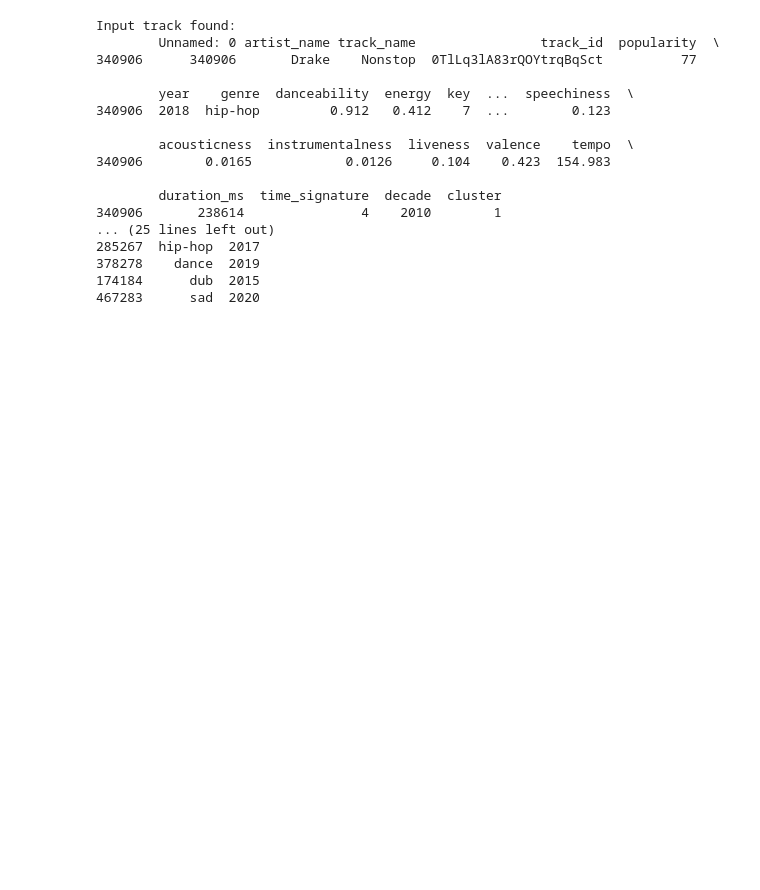
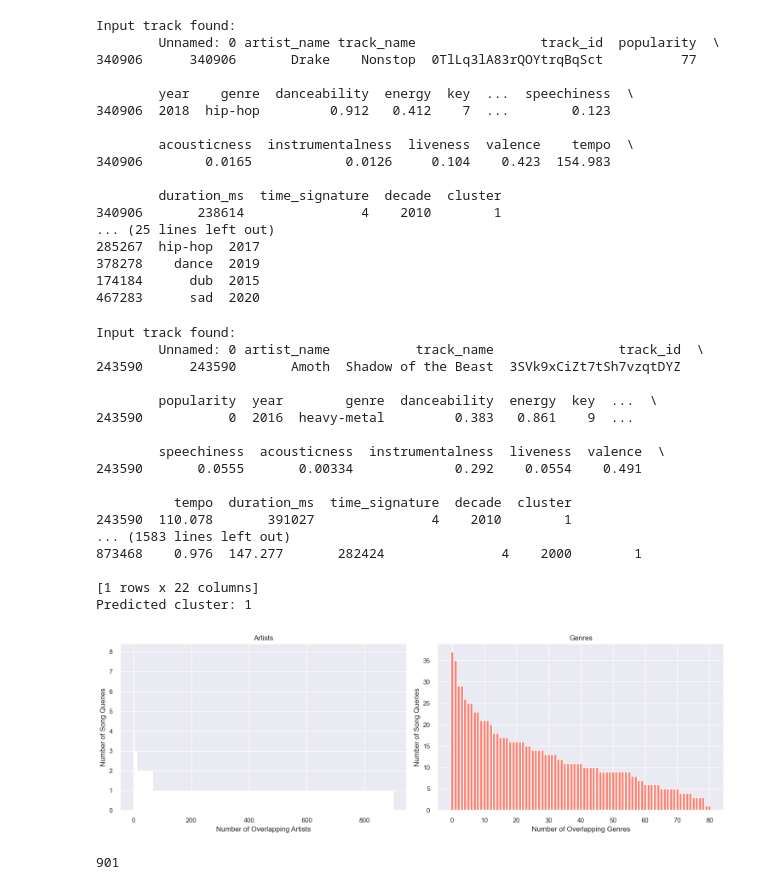
Before and after one commit to FlashWhite/ecs170, a Jupyter notebook: test-spotify-million/Birch/Birch.ipynb, the cells around one changed output. Drawn from its saved outputs; the diff is of its cells as text; code cells hidden in the pictures; blank space fills up the shorter version.

Commit message:
added graph for birch

```diff
--- a/test-spotify-million/Birch/Birch.ipynb
+++ b/test-spotify-million/Birch/Birch.ipynb
@@ -279,3 +279,78 @@ Input track found:
 378278    dance  2019
 174184      dub  2015
 467283      sad  2020
+# %%
+np.random.seed(69)
+random_indices = np.random.choice(tracks.index, size=100, replace=False)
+random_queries = tracks.iloc[random_indices]
+all_artists = defaultdict(int)
+all_genres = defaultdict(int)
+
+for idx, row in random_queries.iterrows():
+    inputTrackName = row['track_name']
+    inputArtistName = row['artist_name']
+    # recommendations = recommendSongs(inputTrackName, inputArtistName, tracks, features, scaler, birch)
+
+
+
+    try:
+        recommendations = recommendSongs(inputTrackName, inputArtistName, tracks, features, scaler, birch)
+    except Exception as e:
+        print(f"An error occurred: {e}")
+        recommendations = None  # Or handle it another way, e.g., setting a default value
+        continue
+
+# Continue with the rest of the code
+
+
+    if recommendations.empty:
+        continue
+
+    for idx, recommendation in recommendations.iterrows():
+        artist = recommendation['artist_name']
+        genre = recommendation['genre']
+        all_artists[artist] += 1
+        all_genres[genre] += 1
+
+artists_df = pd.DataFrame(list(all_artists.items()), columns=['Artist', 'Count']).sort_values(by='Count', ascending=False)
+genres_df = pd.DataFrame(list(all_genres.items()), columns=['Genre', 'Count']).sort_values(by='Count', ascending=False)
+
+
+
+plt.figure(figsize=(15, 5))
+plt.subplot(1, 2, 2)
+plt.bar(range(len(genres_df)), genres_df['Count'], color='salmon')
+plt.xlabel('Number of Overlapping Genres')
+plt.ylabel('Number of Song Queries')
+plt.title('Genres')
+plt.subplot(1, 2, 1)
+plt.bar(range(len(artists_df)), artists_df['Count'], color='skyblue')
+plt.xlabel('Number of Overlapping Artists')
+plt.ylabel('Number of Song Queries')
+plt.title('Artists')
+
+plt.tight_layout()
+plt.show()
+# %% [output]
+Input track found:
+        Unnamed: 0 artist_name           track_name                track_id  \
+243590      243590       Amoth  Shadow of the Beast  3SVk9xCiZt7tSh7vzqtDYZ
+
+        popularity  year        genre  danceability  energy  key  ...  \
+243590           0  2016  heavy-metal         0.383   0.861    9  ...
+
+        speechiness  acousticness  instrumentalness  liveness  valence  \
+243590       0.0555       0.00334             0.292    0.0554    0.491
+
+          tempo  duration_ms  time_signature  decade  cluster
+243590  110.078       391027               4    2010        1
+... (1583 lines left out)
+873468    0.976  147.277       282424               4    2000        1
+
+[1 rows x 22 columns]
+Predicted cluster: 1
+[figure, added]
+# %%
+print(len(artists_df))
+# %% [output]
+901
```
Also changed, not shown: parts of 1 cell of this notebook.
